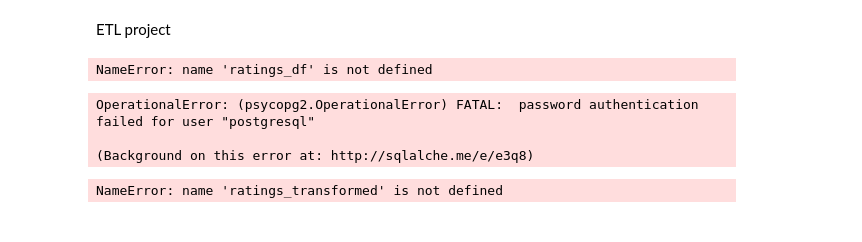
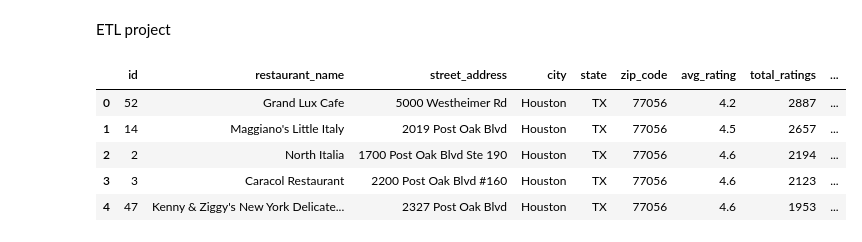
Before and after one commit to j1-aggie/Restaurant_Rating_ETL, a Jupyter notebook: ETLproject.ipynb, the cells around one changed output. Saved outputs shown, nothing was run; the diff lists cells and outputs as text; code cells hidden in the pictures.

```diff
--- a/ETLproject.ipynb
+++ b/ETLproject.ipynb
@@ -22,28 +22,3 @@ from sqlalchemy import create_engine, func, inspect
 
 #import password
 from config import password
-# %%
-#create specific columns from df
-ratings_columns = ["id", "name", "street", "city", "state", "zip code", "avg ratings", "total ratings", "price level", "date", "hour"]
-ratings_transformed = ratings_df[ratings_columns].copy()
-
-#Rename the column headers
-ratings_transformed = ratings_transformed.rename(columns={"id": "ID",
-                                                         "name": "Restaurant Name",
-                                                         "street": "Street Address",
-                                                         "city": "City",
-                                                         "state": "State",
-                                                         "zip code": "Zip Code",
-                                                         "avg ratings": "Avg Ratings",
-                                                         "total ratings": "Total Ratings",
-                                                         "price level": "Price Level",
-                                                         "date": "Date",
-                                                         "hour": "Hour"})
-
-# Clean the data by dropping duplicates and setting the index
-#ratings_transformed.drop_duplicates("id", inplace=True)
-ratings_transformed.set_index("id", inplace=True)
-
-ratings_transformed.head()
-# %% [output]
-NameError: name 'ratings_df' is not defined
@@ -54,16 +25,15 @@ engine = create_engine(f'postgresql://{connection_string}')
-# %%
-engine.table_names()
-# %% [output]
-OperationalError: (psycopg2.OperationalError) FATAL:  password authentication failed for user "postgresql"
-
-(Background on this error at: http://sqlalche.me/e/e3q8)
-# %%
-ratings_transformed.to_sql(name='Aggregate', con=engine, if_exists='append', index=True)
-# %% [output]
-NameError: name 'ratings_transformed' is not defined
 # %%
 #import from a database - SQL
 engine = create_engine(f'postgresql://postgres:{password}@localhost:5432/restaurant_db')
+# %%
+pd.read_sql_query('SELECT * FROM google', con=engine).head()
+# %% [output]
+|  | id | restaurant_name | street_address | city | state | zip_code | avg_rating | total_ratings | ... |
+| 0 | 52 | Grand Lux Cafe | 5000 Westheimer Rd | Houston | TX | 77056 | 4.2 | 2887 | ... |
+| 1 | 14 | Maggiano's Little Italy | 2019 Post Oak Blvd | Houston | TX | 77056 | 4.5 | 2657 | ... |
+| 2 | 2 | North Italia | 1700 Post Oak Blvd Ste 190 | Houston | TX | 77056 | 4.6 | 2194 | ... |
+| 3 | 3 | Caracol Restaurant | 2200 Post Oak Blvd #160 | Houston | TX | 77056 | 4.6 | 2123 | ... |
+| 4 | 47 | Kenny & Ziggy's New York Delicate... | 2327 Post Oak Blvd | Houston | TX | 77056 | 4.6 | 1953 | ... |
 # %%
 inspector = inspect(engine)
 inspector.get_table_names()
```
Also changed, not shown: parts of 6 cells of this notebook, 5 other files.
